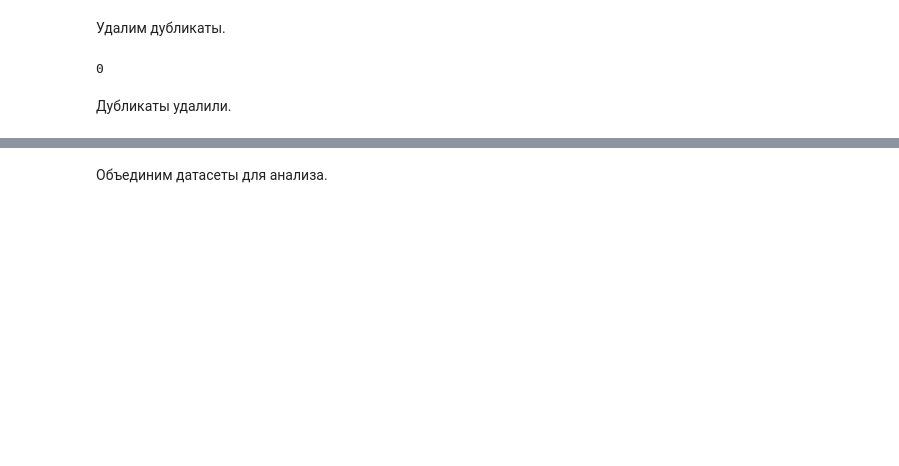
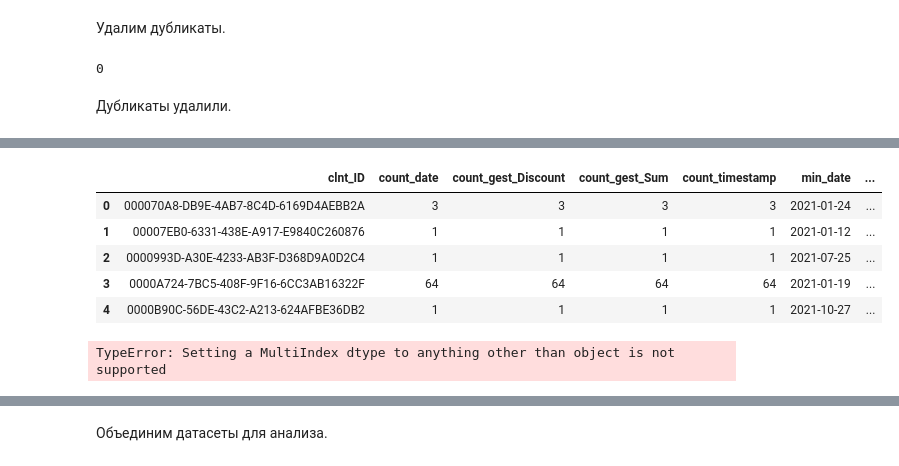
Before and after one commit to snakerzr/cupcake_churn_prediction, a Jupyter notebook: notebook.ipynb, the cells around one changed output, grey strips where cells are left out. Drawn from its saved outputs; the diff is of its cells as text; code cells hidden in the pictures; blank space fills up the shorter version.

Commit message:
new structure, pandas-profiling is a no go, to much husstle, too much errors, doesnot worth it

```diff
--- a/notebook.ipynb
+++ b/notebook.ipynb
@@ -318,0 +277,14 @@ series.expanding().count()
+# %%
+df_eda_agg_by_user.head().reset_index()
+# %% [output]
+|  | clnt_ID | count_date | count_gest_Discount | count_gest_Sum | count_timestamp | min_date | ... |
+| 0 | 000070A8-DB9E-4AB7-8C4D-6169D4AEBB2A | 3 | 3 | 3 | 3 | 2021-01-24 | ... |
+| 1 | 00007EB0-6331-438E-A917-E9840C260876 | 1 | 1 | 1 | 1 | 2021-01-12 | ... |
+| 2 | 0000993D-A30E-4233-AB3F-D368D9A0D2C4 | 1 | 1 | 1 | 1 | 2021-07-25 | ... |
+| 3 | 0000A724-7BC5-408F-9F16-6CC3AB16322F | 64 | 64 | 64 | 64 | 2021-01-19 | ... |
+| 4 | 0000B90C-56DE-43C2-A213-624AFBE36DB2 | 1 | 1 | 1 | 1 | 2021-10-27 | ... |
+# %%
+profile = ProfileReport(df_eda_agg_by_used.reset_index(),minimal=True)
+profile.to_widgets()
+# %% [output]
+TypeError: Setting a MultiIndex dtype to anything other than object is not supported
```
Also changed, not shown: parts of 110 cells of this notebook.
